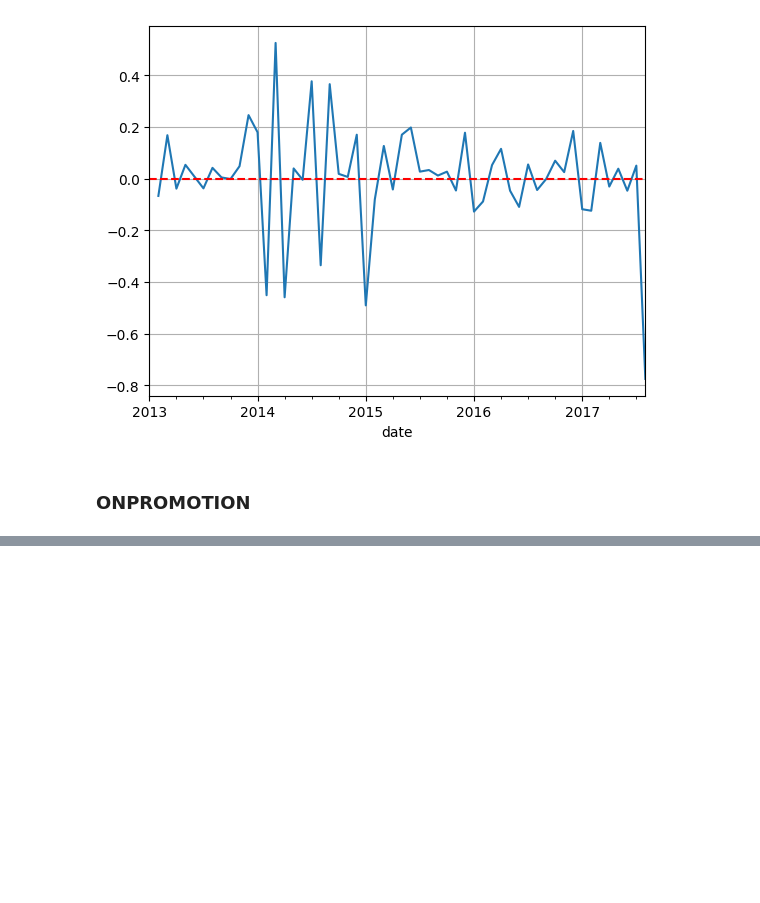
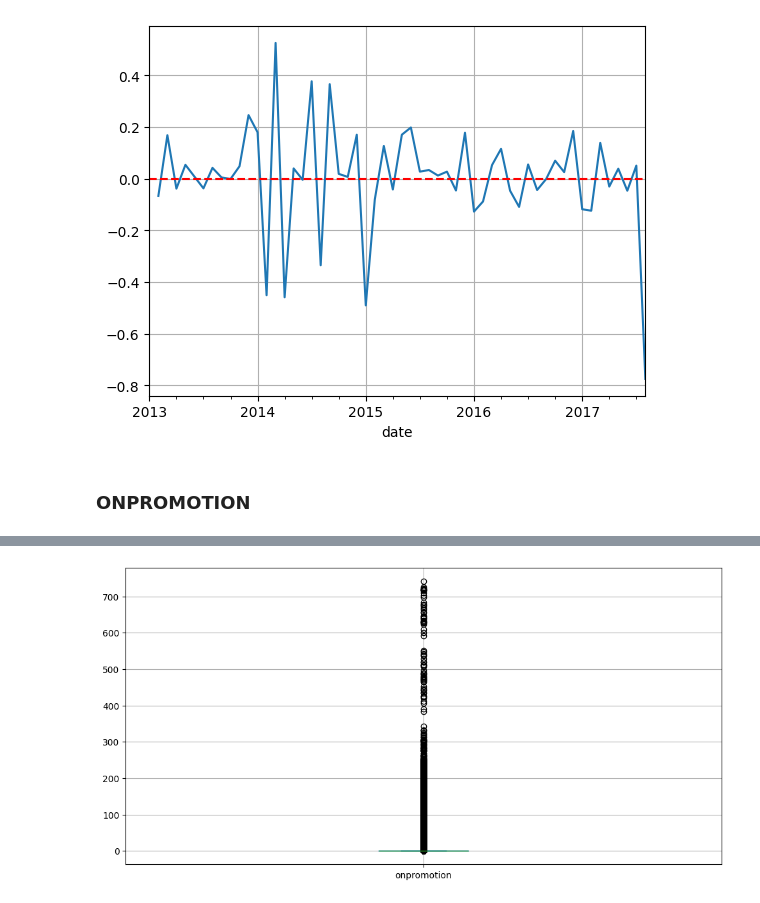
Before and after one commit to Humberto1212-salazar/Modelo-Forecasting, a Jupyter notebook: notebook/silver.ipynb, the cells around one changed output, grey strips where cells are left out. Saved outputs shown, nothing was run; the diff lists cells and outputs as text; code cells hidden in the pictures; blank space fills up the shorter version.

```diff
--- a/notebook/silver.ipynb
+++ b/notebook/silver.ipynb
@@ -247,0 +263,5 @@ monthly_2=monthly.drop(columns="diff_sales").copy()
+# %%
+df["onpromotion"].plot(kind="box",subplots=True,figsize=(12,6),sharex=False,sharey=False)
+plt.grid()
+# %% [output]
+[figure, added]
```
Also changed, not shown: parts of 8 cells of this notebook, 3 other files.
